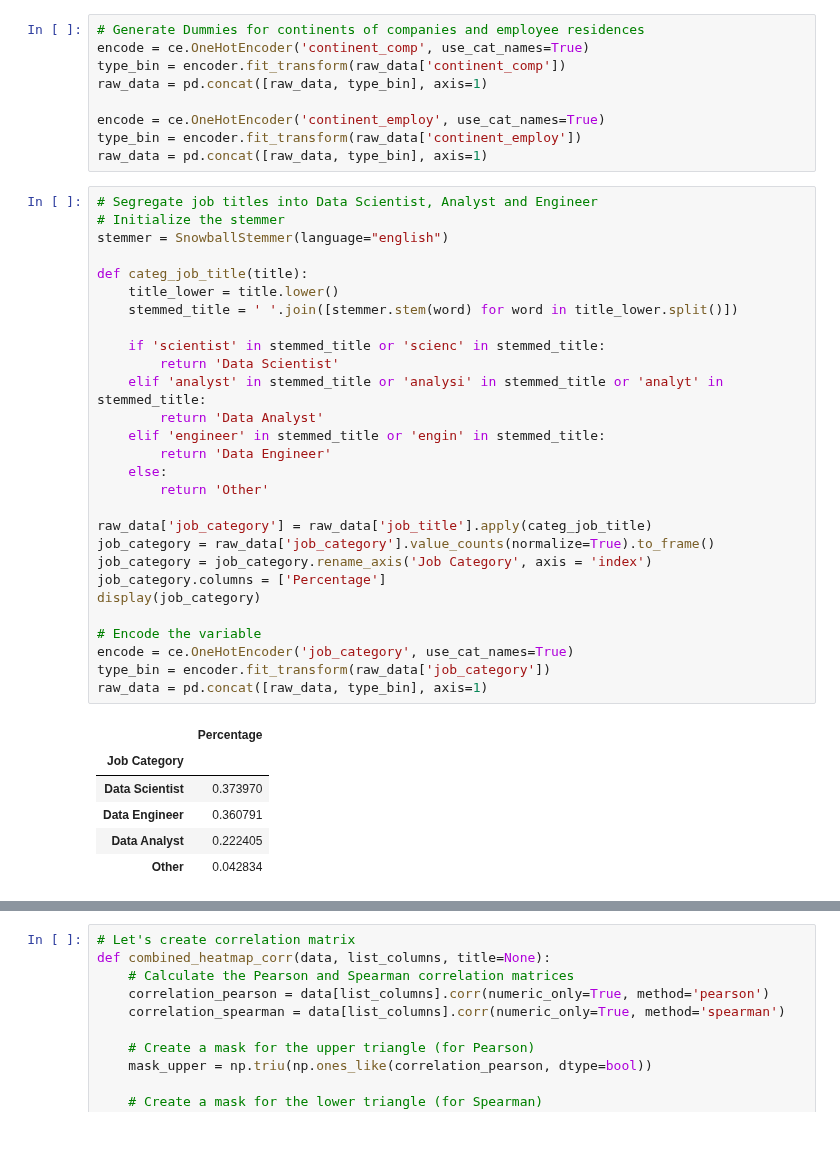
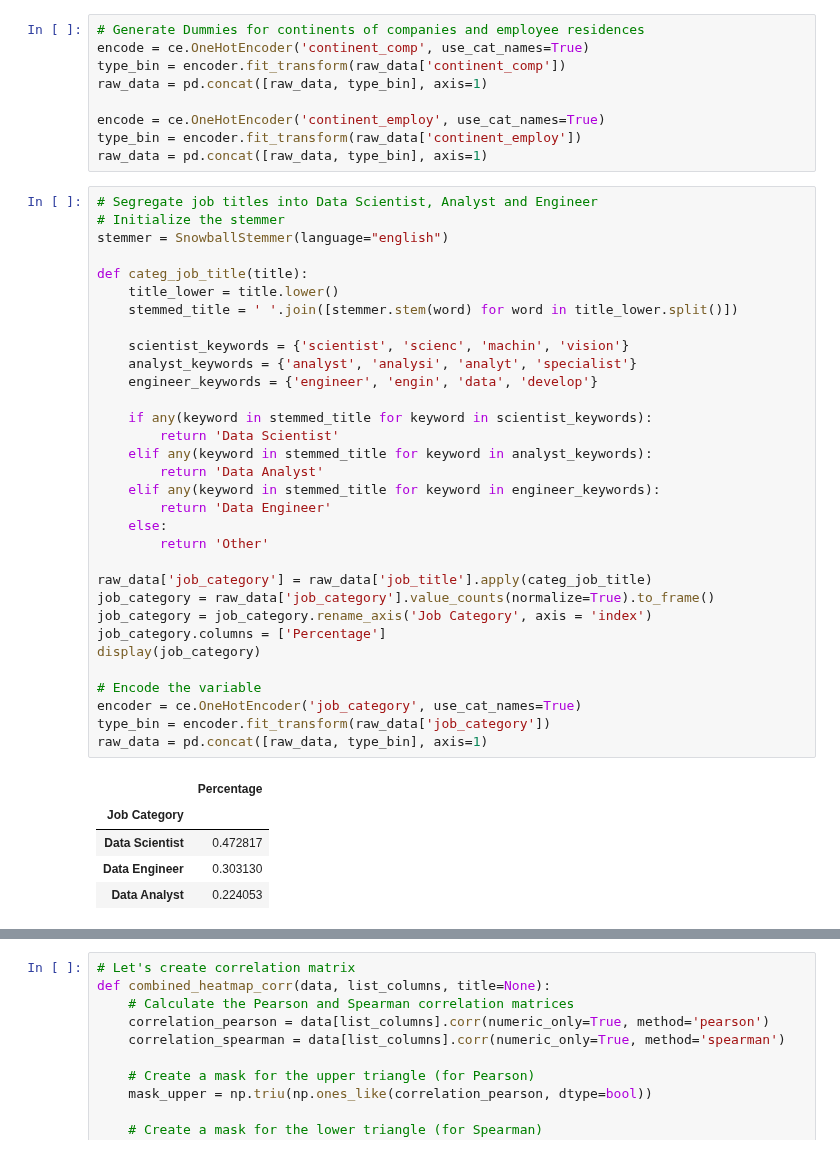
Before and after one commit to akramkhal/KaggleProjects, a Jupyter notebook: DataScieSalary/ds_salary.ipynb.ipynb, the cells around one changed output, grey strips where cells are left out. Cells and saved outputs as stored; diff of their text form.

```diff
--- a/DataScieSalary/ds_salary.ipynb.ipynb
+++ b/DataScieSalary/ds_salary.ipynb.ipynb
@@ -328,38 +327,41 @@ raw_data = pd.concat([raw_data, type_bin], axis=1)
 # %%
 # Segregate job titles into Data Scientist, Analyst and Engineer
 # Initialize the stemmer
 stemmer = SnowballStemmer(language="english")
 
 def categ_job_title(title):
     title_lower = title.lower()
     stemmed_title = ' '.join([stemmer.stem(word) for word in title_lower.split()])
 
-    if 'scientist' in stemmed_title or 'scienc' in stemmed_title:
+    scientist_keywords = {'scientist', 'scienc', 'machin', 'vision'}
+    analyst_keywords = {'analyst', 'analysi', 'analyt', 'specialist'}
+    engineer_keywords = {'engineer', 'engin', 'data', 'develop'}
+
+    if any(keyword in stemmed_title for keyword in scientist_keywords):
         return 'Data Scientist'
-    elif 'analyst' in stemmed_title or 'analysi' in stemmed_title or 'analyt' in stemmed_title:
+    elif any(keyword in stemmed_title for keyword in analyst_keywords):
         return 'Data Analyst'
-    elif 'engineer' in stemmed_title or 'engin' in stemmed_title:
+    elif any(keyword in stemmed_title for keyword in engineer_keywords):
         return 'Data Engineer'
     else:
         return 'Other'
 
 raw_data['job_category'] = raw_data['job_title'].apply(categ_job_title)
 job_category = raw_data['job_category'].value_counts(normalize=True).to_frame()
 job_category = job_category.rename_axis('Job Category', axis = 'index')
 job_category.columns = ['Percentage']
 display(job_category)
 
 # Encode the variable
-encode = ce.OneHotEncoder('job_category', use_cat_names=True)
+encoder = ce.OneHotEncoder('job_category', use_cat_names=True)
 type_bin = encoder.fit_transform(raw_data['job_category'])
 raw_data = pd.concat([raw_data, type_bin], axis=1)
 # %% [output]
 |  | Percentage |
 | Job Category |  |
-| Data Scientist | 0.373970 |
-| Data Engineer | 0.360791 |
-| Data Analyst | 0.222405 |
-| Other | 0.042834 |
+| Data Scientist | 0.472817 |
+| Data Engineer | 0.303130 |
+| Data Analyst | 0.224053 |
 # %%
 # Full Descriptive statistics
 columns_dic={
```
Also changed, not shown: parts of 48 cells of this notebook, 1 other file.
